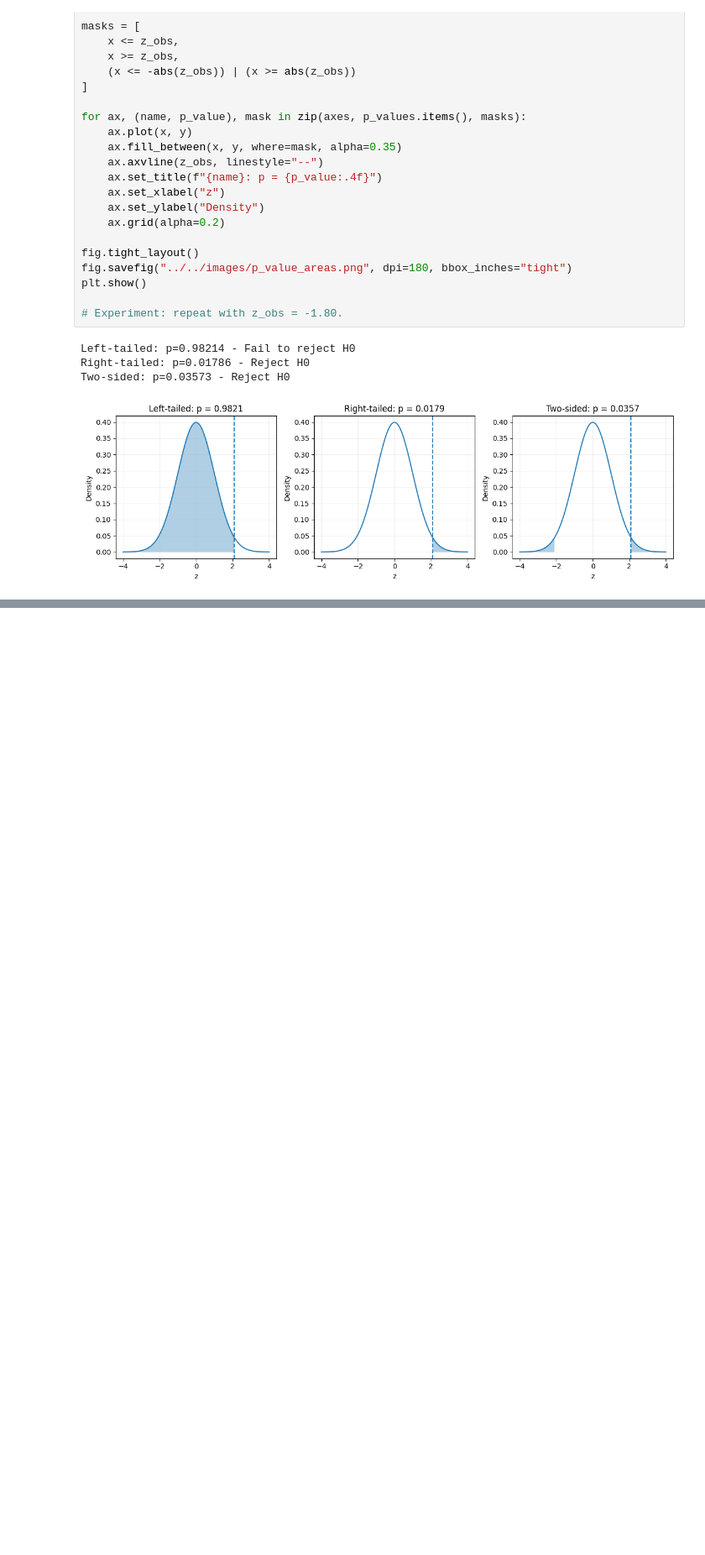
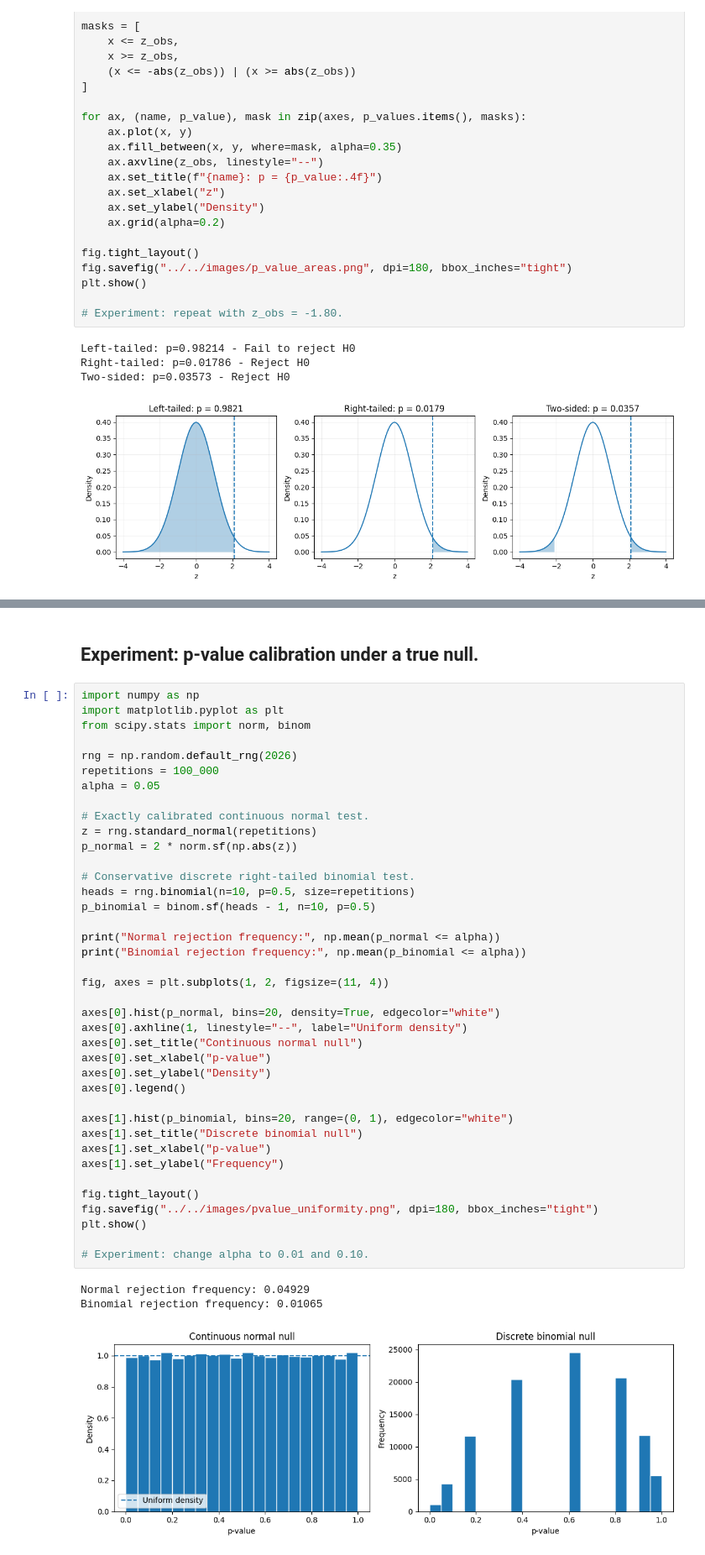
Before and after one commit to basunotes/basunotes.github.io, a Jupyter notebook: notes/notebooks/07_CriticalValuePValue.ipynb, the cells around one changed output, grey strips where cells are left out. Shown at 84% size. Cells and saved outputs as stored; diff of their text form; blank space fills up the shorter version.

Commit message:
Revise section about p-values

```diff
--- a/notes/notebooks/07_CriticalValuePValue.ipynb
+++ b/notes/notebooks/07_CriticalValuePValue.ipynb
@@ -155,0 +263,45 @@ Two-sided: p=0.03573 - Reject H0
+# %% [markdown]
+## Experiment: p-value calibration under a true null.
+# %%
+import numpy as np
+import matplotlib.pyplot as plt
+from scipy.stats import norm, binom
+
+rng = np.random.default_rng(2026)
+repetitions = 100_000
+alpha = 0.05
+
+# Exactly calibrated continuous normal test.
+z = rng.standard_normal(repetitions)
+p_normal = 2 * norm.sf(np.abs(z))
+
+# Conservative discrete right-tailed binomial test.
+heads = rng.binomial(n=10, p=0.5, size=repetitions)
+p_binomial = binom.sf(heads - 1, n=10, p=0.5)
+
+print("Normal rejection frequency:", np.mean(p_normal <= alpha))
+print("Binomial rejection frequency:", np.mean(p_binomial <= alpha))
+
+fig, axes = plt.subplots(1, 2, figsize=(11, 4))
+
+axes[0].hist(p_normal, bins=20, density=True, edgecolor="white")
+axes[0].axhline(1, linestyle="--", label="Uniform density")
+axes[0].set_title("Continuous normal null")
+axes[0].set_xlabel("p-value")
+axes[0].set_ylabel("Density")
+axes[0].legend()
+
+axes[1].hist(p_binomial, bins=20, range=(0, 1), edgecolor="white")
+axes[1].set_title("Discrete binomial null")
+axes[1].set_xlabel("p-value")
+axes[1].set_ylabel("Frequency")
+
+fig.tight_layout()
+fig.savefig("../../images/pvalue_uniformity.png", dpi=180, bbox_inches="tight")
+plt.show()
+
+# Experiment: change alpha to 0.01 and 0.10.
+# %% [output]
+Normal rejection frequency: 0.04929
+Binomial rejection frequency: 0.01065
+[figure, added]
```
Also changed, not shown: parts of 8 cells of this notebook, 2 other files.
